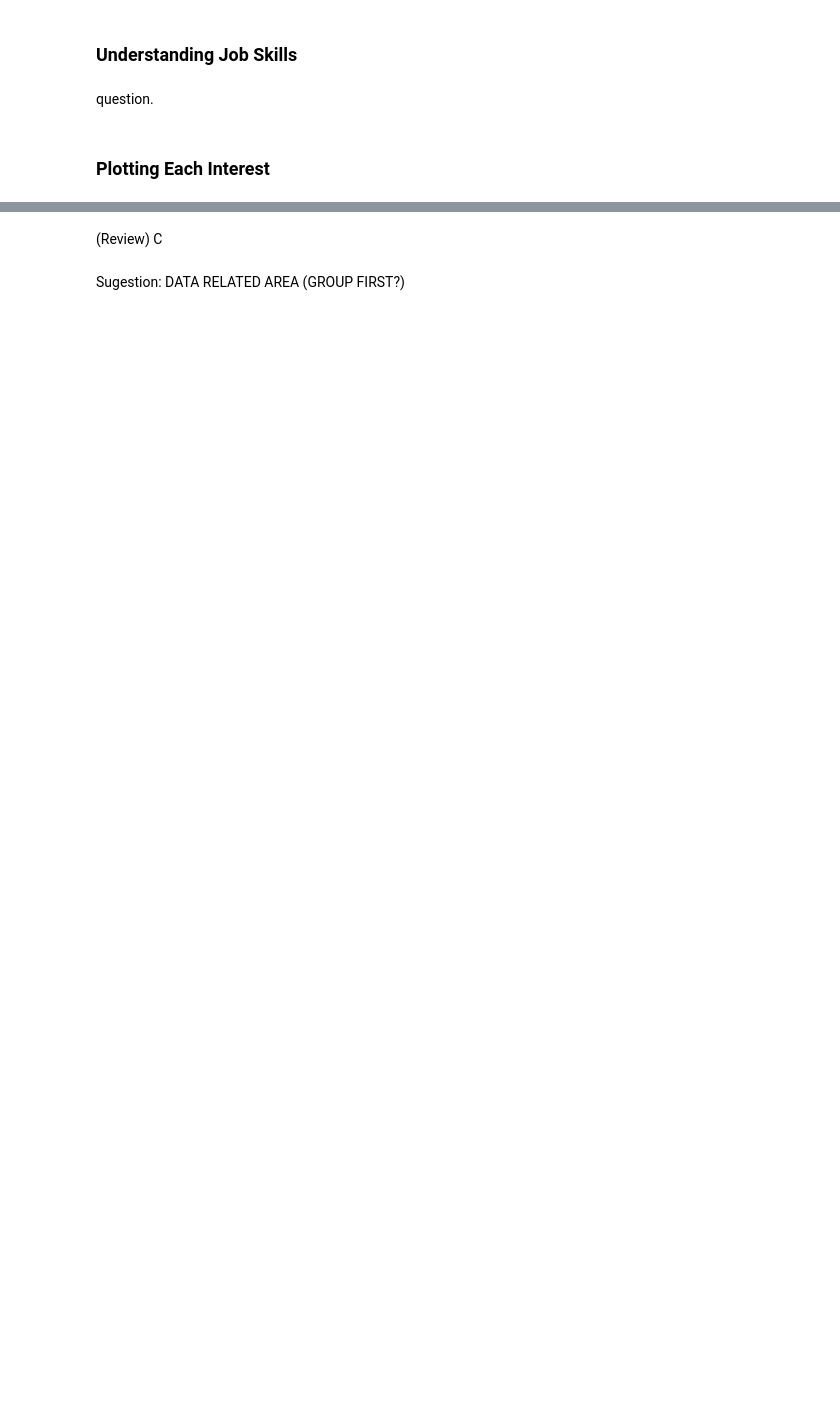
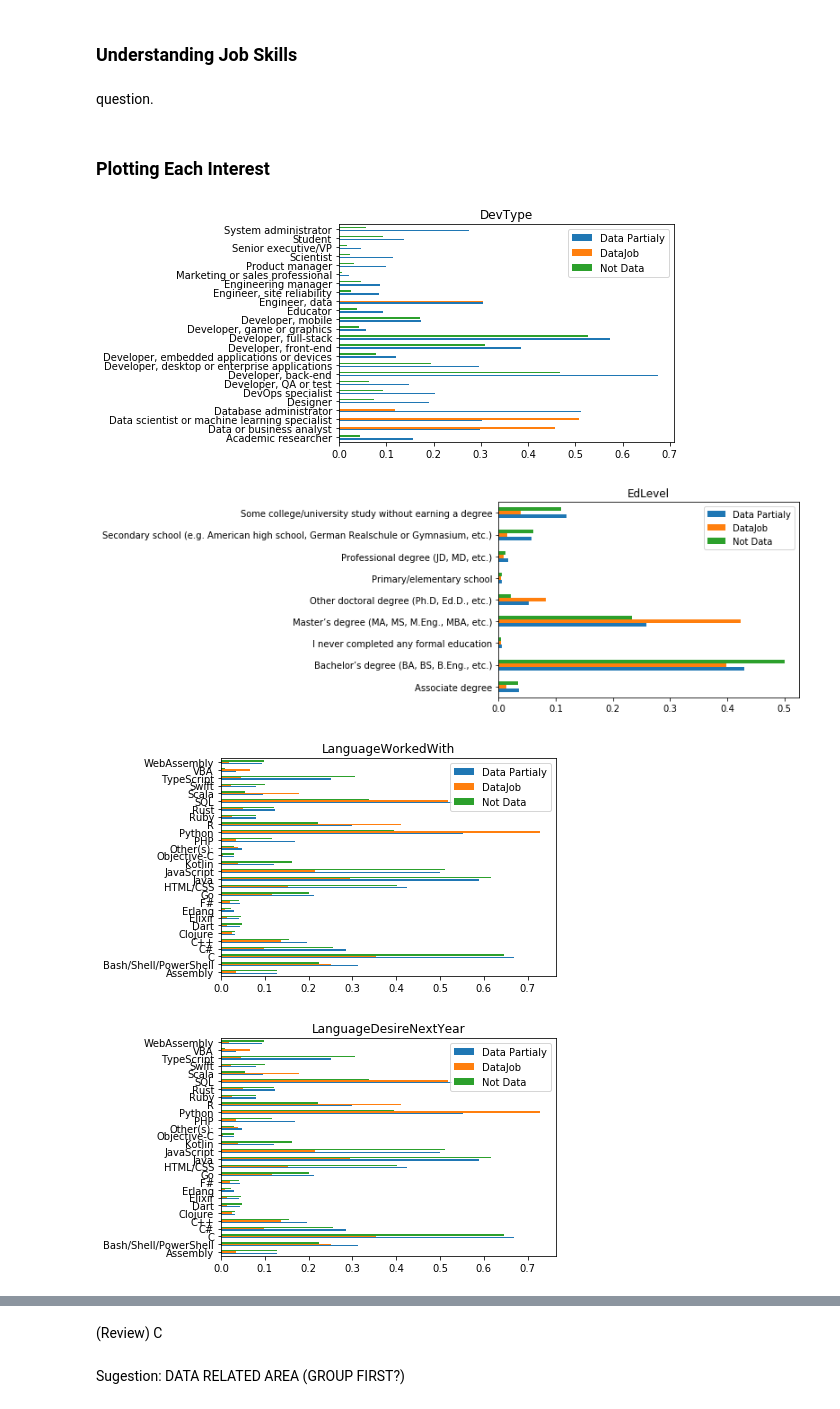
Before and after one commit to RenanVieiraDias/portfolio__data_science_articles, a Jupyter notebook: datasciencemedium.ipynb, the cells around one changed output, grey strips where cells are left out. Drawn from its saved outputs; the diff is of its cells as text; code cells hidden in the pictures; blank space fills up the shorter version.

Commit message:
rvd-job-skills-by-devtype
Ploting the graphs for each skills

```diff
--- a/datasciencemedium.ipynb
+++ b/datasciencemedium.ipynb
@@ -153,9 +161,6 @@ devtype_interest = [
-# %%
-# Getting all types of DevTypes
-df = transformingColumnByOptions( df, 'DevType', columnsOptions['DevType'])
 # %%
 # Clearing those with no interest on data DevType
 df = df.dropna(subset = ['DevType']).copy()
-df['datajobs'] = df['DevType'].apply( isOneOfTheList, list_options = devtype_interest)
-df = df[df['datajobs']]
-df = df.drop(['datajobs'], axis=1)
+# df['datajobs'] = df['DevType'].apply( isOneOfTheList, list_options = devtype_interest)
+# df = df[df['datajobs']]
+# df = df.drop(['datajobs'], axis=1)
@@ -167,0 +202,3 @@ df[['Country','CurrencySymbol','CurrencyDesc','CompTotal','CompFreq','ConvertedC
+# %%
+df['datajobsCategoryMicro'] = df['DevType'].apply( dataJobsClassificationMicro )
+df['datajobsCategoryMacro'] = df['DevType'].apply( dataJobsClassificationMacro )
@@ -185,4 +226,0 @@ jobskillsquestions = [
-# %%
-# Creating each skill columns
-for skillQuestion in jobskillsquestions:
-    df = transformingColumnByOptions(df, skillQuestion, columnsOptions[skillQuestion], separator='_')
@@ -214,7 +231,12 @@ for each in devtype_interest:
 # %%
-for eachDevtype in devtype_interest:
-    for skill in columnsOptions:
-        tempResults = df.groupby([eachDevtype]).mean().reset_index()
-        tempResults[columnsOptions[skill]].transpose().plot.bar()
-        plt.title(eachDevtype + ' - ' + skill)
+groupedResults = df.groupby(['datajobsCategoryMacro']).mean()
+for skill in columnsOptions:
+        groupedResults.reset_index()[columnsOptions[skill]].transpose().plot.barh()
+        plt.legend(groupedResults.index)
+        plt.title(skill)
         plt.show()
+# %% [output]
+[figure, added]
+[figure, added]
+[figure, added]
+[figure, added]
```
Also changed, not shown: parts of 25 cells of this notebook.
